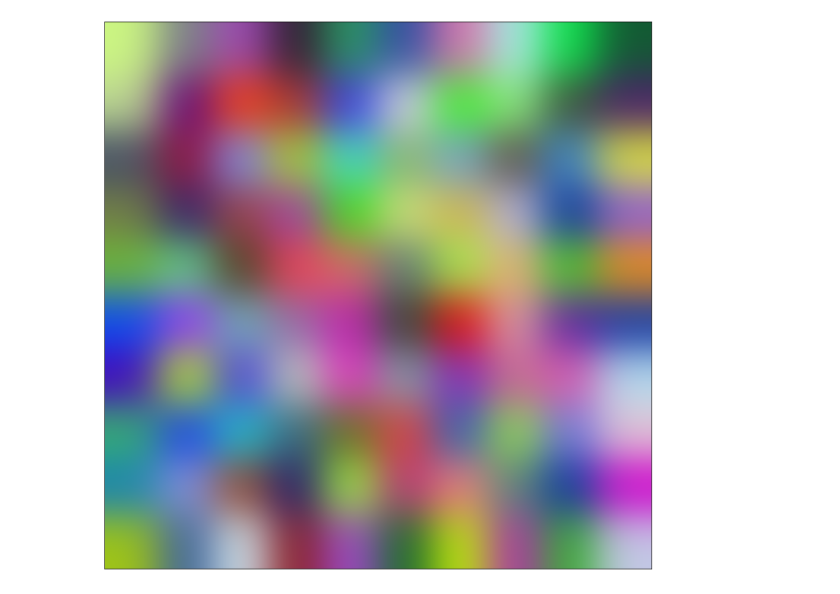
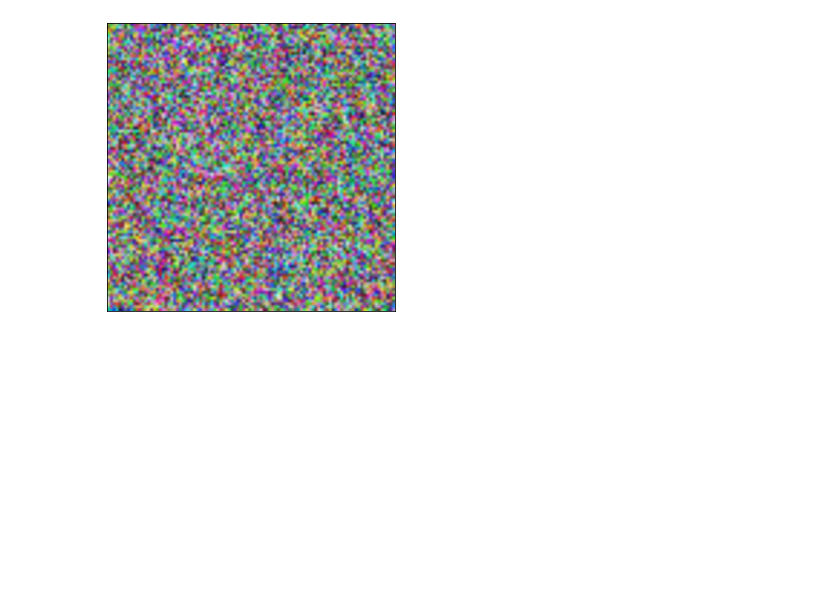
Before and after one commit to gampixi/DID305-MD3, a Jupyter notebook: visualize.ipynb, the cells around one changed output. Drawn from its saved outputs; the diff is of its cells as text; code cells hidden in the pictures; blank space fills up the shorter version.

```diff
--- a/visualize.ipynb
+++ b/visualize.ipynb
@@ -39,49 +41,52 @@ def random_image(dimension):
 
 # image ir NxN masīvs, kurā katrs elements ir vektors [x1, x2, x3]
 def plot_som(image, meta_this_epoch=None, meta_max_epoch=None):
-    fig = plt.Figure(figsize=[len(image), len(image[0])])
+    fig = plt.Figure(figsize=[len(image)/20, len(image[0])/20])
     canvas = FigureCanvas(fig)
     ax = fig.add_subplot(111)
     fig.patch.set_facecolor('white')
     ax.axes.xaxis.set_visible(False)
     ax.axes.yaxis.set_visible(False)
 
+    fig.subplots_adjust(left = 0, right = 1, bottom = 0.1, top = 0.9)
     if meta_this_epoch is not None and meta_max_epoch is not None:
         ax.set_title("Epoha {} no {}".format(meta_this_epoch, meta_max_epoch))
 
     ax.imshow(image, interpolation='gaussian')
-    fig.subplots_adjust(left = 0, right = 1, bottom = 0, top = 1)
     #ax.axis('tight')
     #ax.axis('off')
     return fig
 
 # image_list ir masīvs, kurš sastāv no iepriekš aprakstītā veida "images"
-def som_animation(image_list, frames_per_epoch=30):
+def som_animation(image_list, frames_per_second=30, seconds_per_epoch=1):
     previous_image = None
 
-    fps, duration = frames_per_epoch, frames_per_epoch * (len(image_list)-1)
-    p = Popen(['ffmpeg', '-y', '-f', 'image2pipe', '-vcodec', 'png', '-r', str(fps), '-i', '-', '-vcodec', 'mpeg4', '-qscale', '5', '-r', str(fps), 'video.mp4'], stdin=PIPE, stdout=PIPE)
+    #fps, duration = frames_per_epoch, frames_per_epoch * (len(image_list)-1)
+    #p = Popen(['ffmpeg', '-y', '-f', 'image2pipe', '-vcodec', 'png', '-r', str(fps), '-i', '-', '-vcodec', 'mpeg4', '-qscale', '5', '-r', str(fps), 'video.mp4'], stdin=PIPE, stdout=PIPE, shell=True)
+    writer = imageio.get_writer('video.mp4', fps=frames_per_second)
     for idx, img in enumerate(image_list):
         if previous_image is None:
             # Vajag uzstādīt pirmo attēlu, no kura notiks pāreja
             previous_image = img
             continue
 
-        for i in range(frames_per_epoch):
-            interp_img = interpolate_images(previous_image, img, i/frames_per_epoch)
+        for i in range(frames_per_second * seconds_per_epoch):
+            interp_img = interpolate_images(previous_image, img, i/(frames_per_second * seconds_per_epoch))
             fig = plot_som(interp_img, meta_this_epoch=idx, meta_max_epoch=len(image_list))
             pil_fig = plot_to_PIL(fig)
-            pil_fig.save(p.stdin, 'PNG')
+            #pil_fig.save(p.stdin, 'PNG')
             fig.clf()
+            #img = createFrame(i)
+            writer.append_data(np.array(pil_fig))
         previous_image = img
-
-    p.stdin.close()
-    p.wait()
+    writer.close()
+    #p.stdin.close()
+    #p.wait()
 # %%
-list_x = [random_image(10) for i in range(2)]
+list_x = [random_image(100) for i in range(2)]
 plot_som(list_x[0])
 # %% [output]
-[figure, old version]
+[figure, new version]
 # %%
 som_animation(list_x, 30)
 # %% [output]
```
Also changed, not shown: parts of 3 cells of this notebook, 1 other file.
